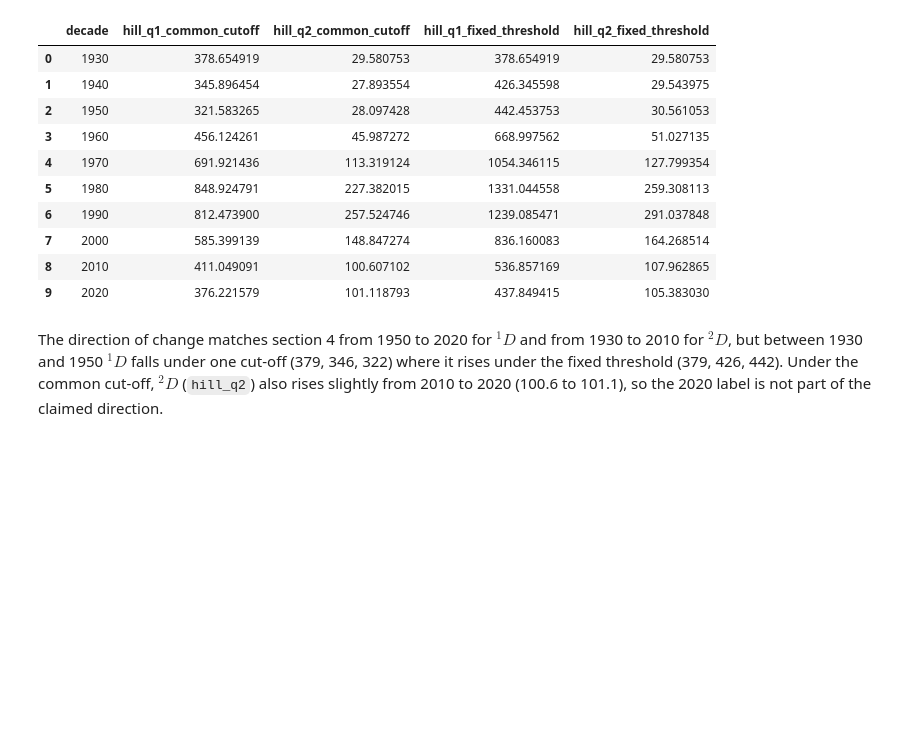
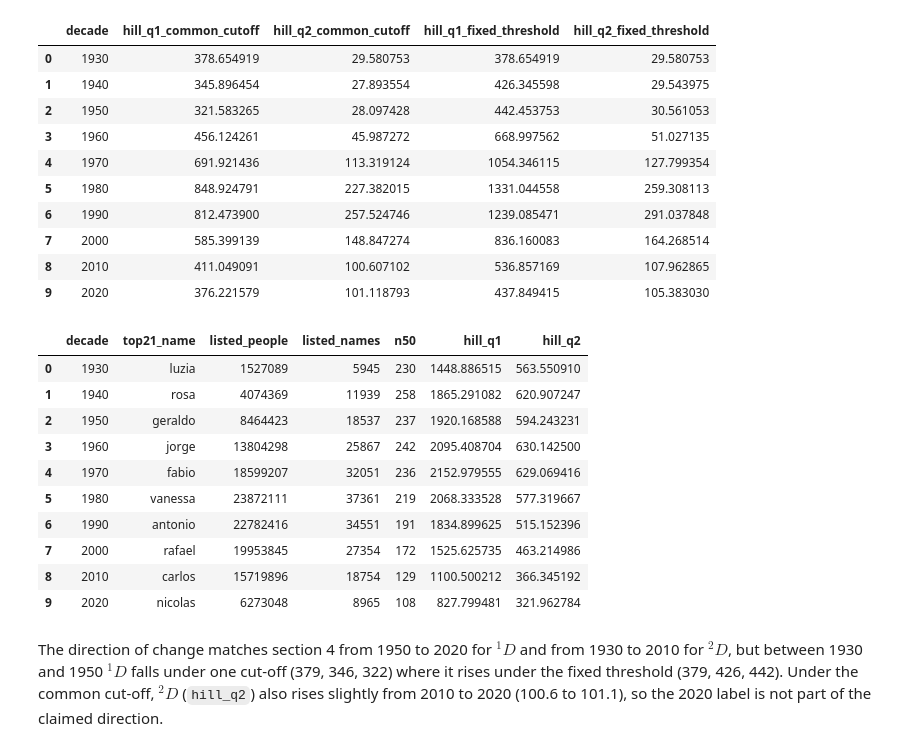
Before and after one commit to jhlopesalves/DataVerso, a Jupyter notebook: projects/002-nomes-brasil/dataverso_002.ipynb, the cells around one changed output. Cells and saved outputs as stored; diff of their text form; code cells hidden in the pictures; blank space fills up the shorter version.

Commit message:
ENH: Add suppression, body-concentration, spelling-contributor and comeback checks

```diff
--- a/projects/002-nomes-brasil/dataverso_002.ipynb
+++ b/projects/002-nomes-brasil/dataverso_002.ipynb
@@ -64,6 +64,7 @@ REFERENCE_YEAR = 2022
 # Analysis choices: each value is a decision, not a property of the data
 LEADING_NAME_COUNT = 4  # the most common national names, studied apart
 TOP_K = (1, 10, 100)  # ranks whose cumulative share the concentration tables report
+TOP_REMOVED = 20  # top names dropped per label to check concentration in the body
 GAP_CHECK_NAMES = 20  # common names followed from the national table into the decades
 SEX_CLASS_THRESHOLD = 0.95  # share of bearers that makes a name women's or men's
 DISTINCTIVE_MIN_SHARE = 0.0005  # rare names cannot lead the Log Ratio lists
@@ -96,6 +97,7 @@ SPELLING_PATTERNS = {
     "ends_with_son": r"son$",
     "ends_with_ton": r"ton$",
 }
+CONTRIBUTORS_SHOWN = 5  # top matching names kept to show what drives each feature
 
 # Figures: each drawn in Brazilian Portuguese and in English
 LANGUAGES = ("pt", "en")
@@ -594,6 +618,43 @@ Common cut-off: 7.875e-06, the share of 20 people in the 1930 label
 | 7 | 2000 | 585.399139 | 148.847274 | 836.160083 | 164.268514 |
 | 8 | 2010 | 411.049091 | 100.607102 | 536.857169 | 107.962865 |
 | 9 | 2020 | 376.221579 | 101.118793 | 437.849415 | 105.383030 |
+# %%
+concentration_without_top20 = (
+    pd.DataFrame(
+        [
+            {
+                "decade": decade,
+                **concentration(group.iloc[TOP_REMOVED:].set_index("name")["count"]),
+            }
+            for decade, group in names_decade.groupby("decade", sort=True)
+        ]
+    )
+    .astype({"decade": "int16", "top1_name": "string"})
+    .rename(columns={"top1_name": "top21_name"})[
+        [
+            "decade",
+            "top21_name",
+            "listed_people",
+            "listed_names",
+            "n50",
+            "hill_q1",
+            "hill_q2",
+        ]
+    ]
+)
+display(concentration_without_top20)
+# %% [output]
+|  | decade | top21_name | listed_people | listed_names | n50 | hill_q1 | hill_q2 |
+| 0 | 1930 | luzia | 1527089 | 5945 | 230 | 1448.886515 | 563.550910 |
+| 1 | 1940 | rosa | 4074369 | 11939 | 258 | 1865.291082 | 620.907247 |
+| 2 | 1950 | geraldo | 8464423 | 18537 | 237 | 1920.168588 | 594.243231 |
+| 3 | 1960 | jorge | 13804298 | 25867 | 242 | 2095.408704 | 630.142500 |
+| 4 | 1970 | fabio | 18599207 | 32051 | 236 | 2152.979555 | 629.069416 |
+| 5 | 1980 | vanessa | 23872111 | 37361 | 219 | 2068.333528 | 577.319667 |
+| 6 | 1990 | antonio | 22782416 | 34551 | 191 | 1834.899625 | 515.152396 |
+| 7 | 2000 | rafael | 19953845 | 27354 | 172 | 1525.625735 | 463.214986 |
+| 8 | 2010 | carlos | 15719896 | 18754 | 129 | 1100.500212 | 366.345192 |
+| 9 | 2020 | nicolas | 6273048 | 8965 | 108 | 827.799481 | 321.962784 |
 # %% [markdown]
 The direction of change matches section 4 from 1950 to 2020 for ${}^{1}D$ and from 1930 to 2010 for ${}^{2}D$, but between 1930 and 1950 ${}^{1}D$ falls under one cut-off (379, 346, 322) where it rises under the fixed threshold (379, 426, 442). Under the common cut-off, ${}^{2}D$ (`hill_q2`) also rises slightly from 2010 to 2020 (100.6 to 101.1), so the 2020 label is not part of the claimed direction.
 # %% [markdown]
```
Also changed, not shown: parts of 7 cells of this notebook, 3 other files.
